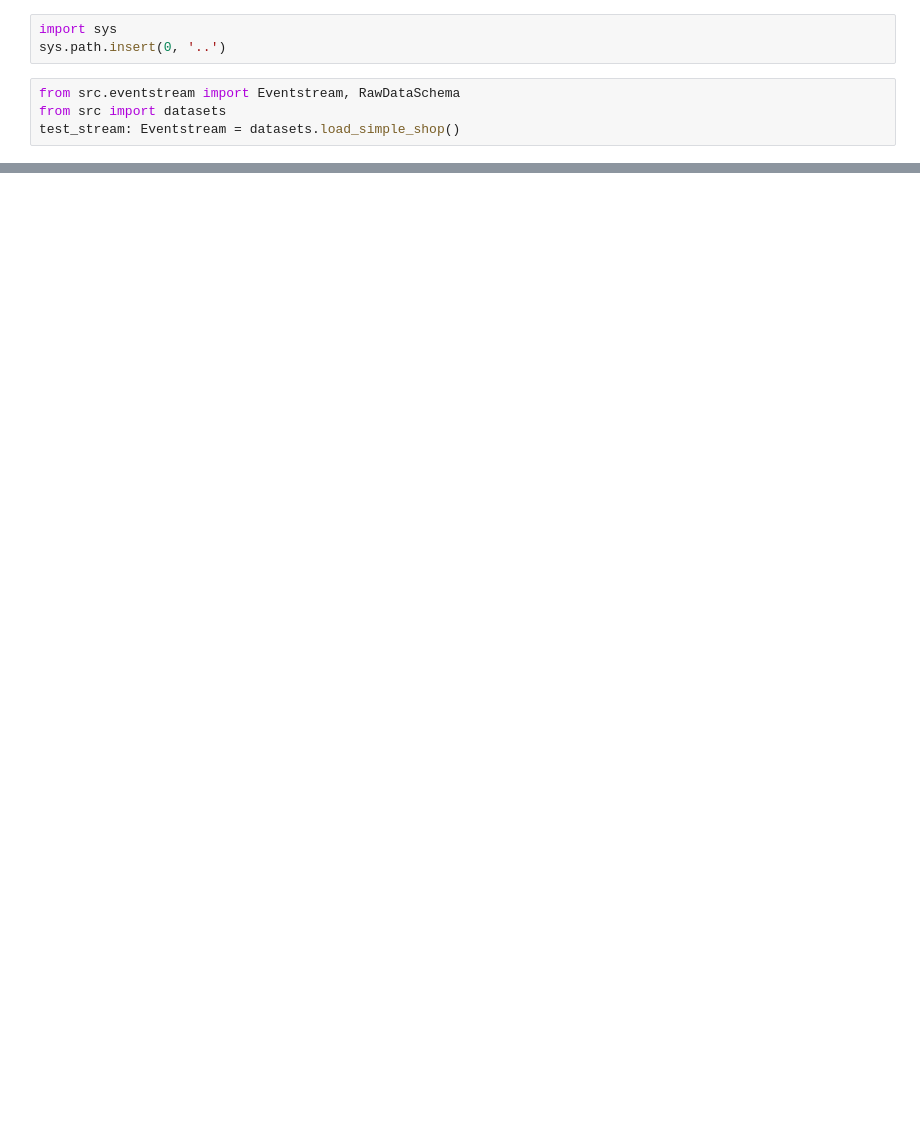
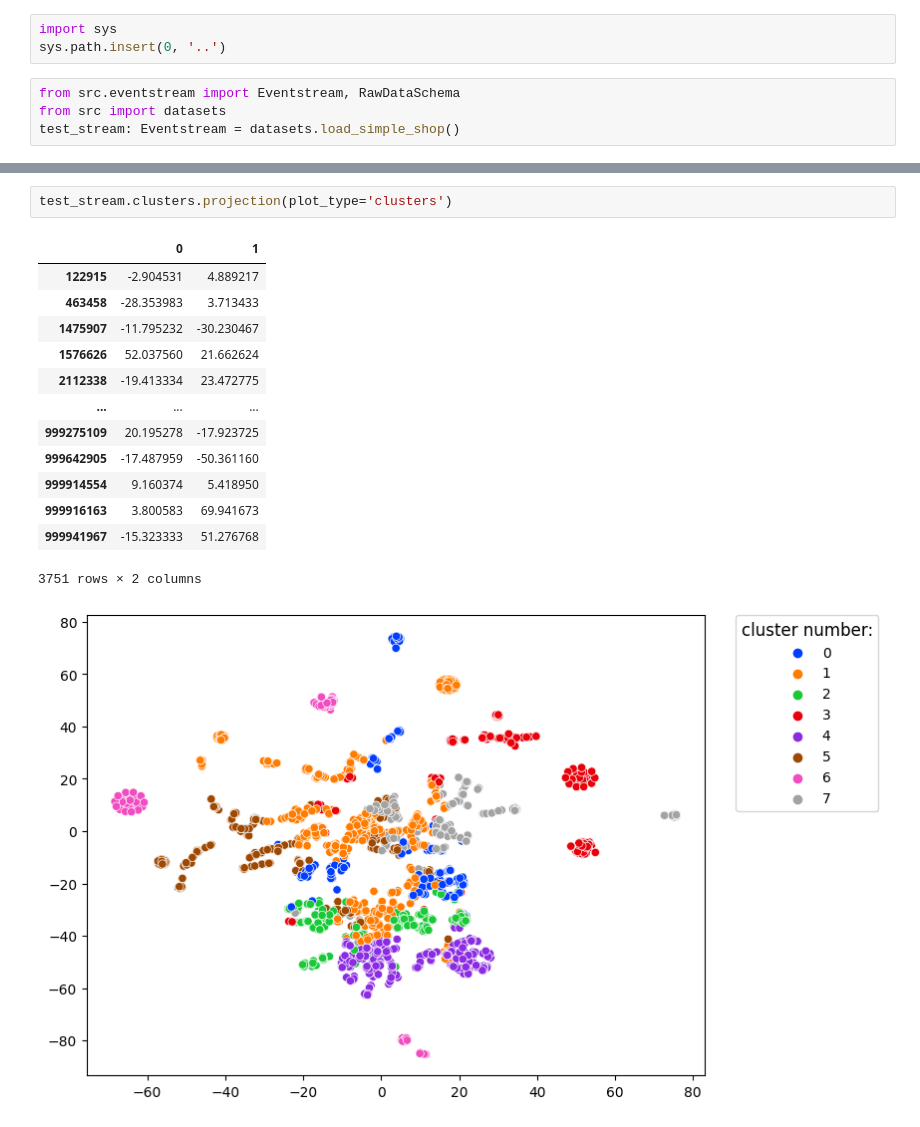
Before and after one commit to retentioneering/retentioneering-tools, a Jupyter notebook: examples/09_clusters.ipynb, the cells around one changed output, grey strips where cells are left out. Saved outputs shown, nothing was run; the diff lists cells and outputs as text; blank space fills up the shorter version.

```diff
--- a/examples/09_clusters.ipynb
+++ b/examples/09_clusters.ipynb
@@ -24,0 +53,17 @@ test_stream.clusters.extract_features()
+# %%
+test_stream.clusters.projection(plot_type='clusters')
+# %% [output]
+|  | 0 | 1 |
+| 122915 | -2.904531 | 4.889217 |
+| 463458 | -28.353983 | 3.713433 |
+| 1475907 | -11.795232 | -30.230467 |
+| 1576626 | 52.037560 | 21.662624 |
+| 2112338 | -19.413334 | 23.472775 |
+| ... | ... | ... |
+| 999275109 | 20.195278 | -17.923725 |
+| 999642905 | -17.487959 | -50.361160 |
+| 999914554 | 9.160374 | 5.418950 |
+| 999916163 | 3.800583 | 69.941673 |
+| 999941967 | -15.323333 | 51.276768 |
+3751 rows × 2 columns
+[figure, added]
```
Also changed, not shown: parts of 3 cells of this notebook, 1 other file.
